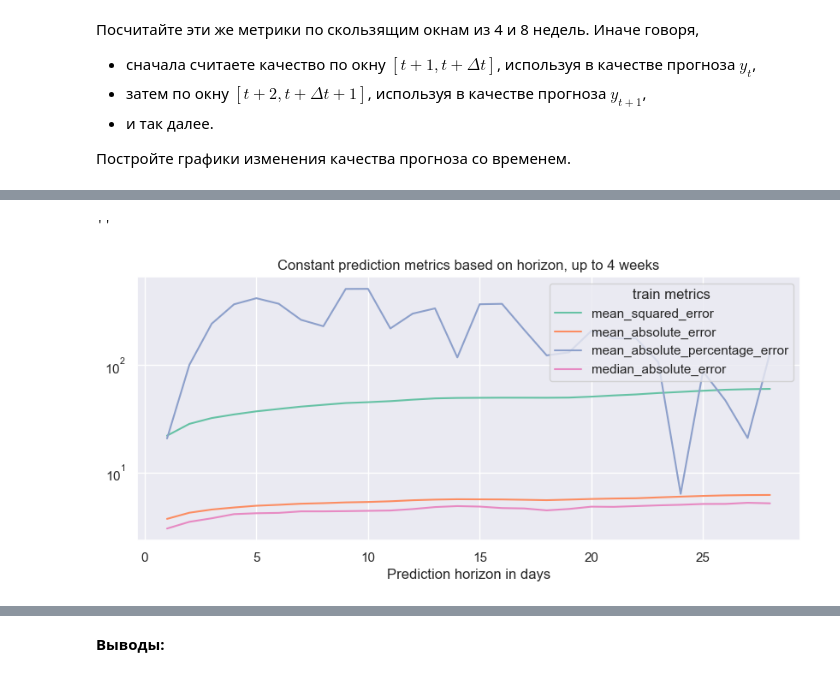
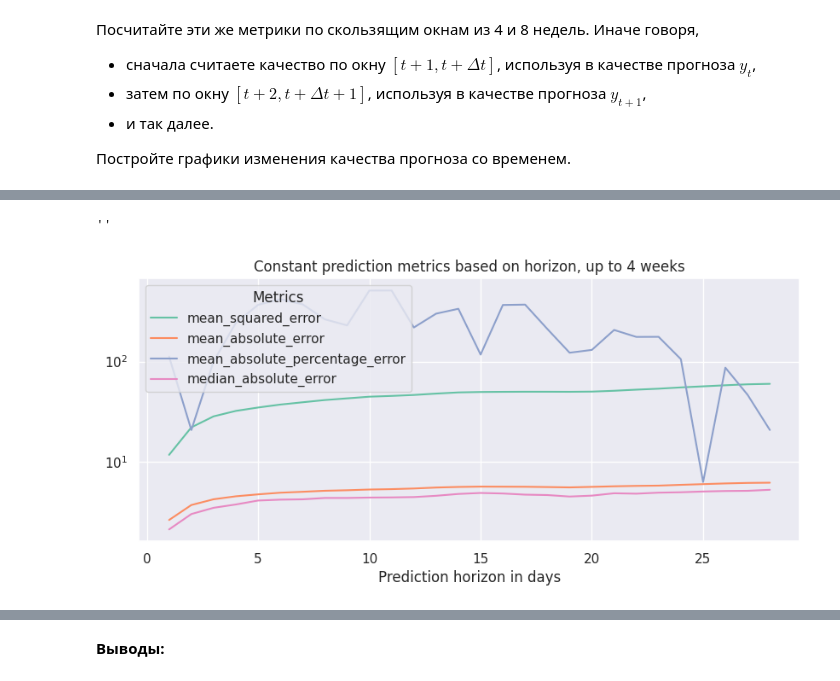
Before and after one commit to dkoshman/YSDA, a Jupyter notebook: machine_learning/lab_forecasting_2.ipynb, the cells around one changed output, grey strips where cells are left out. Drawn from its saved outputs; the diff is of its cells as text; code cells hidden in the pictures.

```diff
--- a/machine_learning/lab_forecasting_2.ipynb
+++ b/machine_learning/lab_forecasting_2.ipynb
@@ -368,7 +407,7 @@ visualize_time_series_separately(DATA.train_df)
 # %% [markdown]
 Ограничим скорость ветра максимальной:
 # %%
-DATA.train_df["wv"] = DATA.train_df[["wv", "max. wv"]].min(axis="columns")
+DATA.df["wv"] = DATA.df[["wv", "max. wv"]].min(axis="columns")
 # %% [output]
 [interactive output not drawn]
 # %% [markdown]
@@ -449,11 +492,7 @@ def median_absolute_error(expected: np.array, predicted: np.array) -> float:
     return np.median(np.abs(expected - predicted))
 
 
-def compute_metrics(predicted: pd.Series, split="train") -> dict[str, float]:
-    expected = DATA.train_target if split == "train" else DATA.test_target
-    index = expected.index.intersection(predicted.index)
-    expected = expected.loc[index].values
-    predicted = predicted.loc[index].values
+def compute_metrics(expected: np.array, predicted: np.array) -> dict[str, float]:
     return dict(
         mean_squared_error=mean_squared_error(expected, predicted),
         mean_absolute_error=mean_absolute_error(expected, predicted),
@@ -462,10 +501,14 @@ def compute_metrics(predicted: pd.Series, split="train") -> dict[str, float]:
         ),
         median_absolute_error=median_absolute_error(expected, predicted),
     )
+
+
+def compute_metrics_from_series(predicted: pd.Series) -> dict[str, float]:
+    index = predicted.index.intersection(DATA.target.index)
+    predicted = predicted.loc[index].values
+    expected = DATA.target.loc[index].values
+    return compute_metrics(expected, predicted)
 # %% [output]
 [interactive output not drawn]
 # %% [markdown]
 По всем данным посчитайте метрики качества baseline-решения &mdash; прогноз константой (т.е. прогноз последним доступным значением самой прогнозируемой величины), для горизонтов прогнозирования 1, 2, 3.
-# %%
-def get_constant_prediction(df, target_index: pd.DatetimeIndex) -> pd.Series:
-    return pd.Series(index=target_index, data=df["T"].values)
@@ -474,17 +515,26 @@ def get_constant_prediction(df, target_index: pd.DatetimeIndex) -> pd.Series:
 # %%
+def get_constant_prediction(
+    index: pd.DatetimeIndex, prediction_horizon: int
+) -> pd.Series:
+    prediction = DATA.df["T"].loc[index]
+    prediction = prediction.fillna(method="ffill")
+    prediction = prediction.shift(freq=pd.Timedelta(days=prediction_horizon - 1))
+    return prediction
+
+
 def build_constant_prediction_metrics_dataframe(
-    prediction_horizon_range, split="train"
+    prediction_horizon_range, index: pd.DatetimeIndex
 ) -> pd.DataFrame:
-    df = DATA.train_df if split == "train" else DATA.test_df
     metrics = []
     for prediction_horizon in prediction_horizon_range:
-        prediction_index = df.index + pd.Timedelta(days=prediction_horizon)
-        prediction = get_constant_prediction(df, prediction_index)
-        metrics.append(compute_metrics(prediction, split=split))
+        prediction = get_constant_prediction(
+            index, prediction_horizon=prediction_horizon
+        )
+        metrics.append(compute_metrics_from_series(prediction))
 
-    return pd.DataFrame(
-        {i: m for i, m in zip(prediction_horizon_range, metrics)}
-    ).rename_axis(index=f"{split} metrics", columns="Prediction horizon in days")
+    df = pd.DataFrame({i: m for i, m in zip(prediction_horizon_range, metrics)})
+    df = df.rename_axis(index=f"Metrics", columns="Prediction horizon in days")
+    return df
 # %% [output]
 [interactive output not drawn]
 # %%
@@ -506,13 +571,13 @@ build_constant_prediction_metrics_dataframe(prediction_horizon_range=[1, 2, 3]).
 # %%
 build_constant_prediction_metrics_dataframe(
-    prediction_horizon_range=range(1, 4 * 7 + 1)
+    prediction_horizon_range=range(1, 4 * 7 + 1), index=DATA.train_index
 ).T.plot(
     logy=True,
     figsize=(10, 4),
     title="Constant prediction metrics based on horizon, up to 4 weeks",
 )
 ;
 # %% [output]
 ''
-[figure, old version]
+[figure, new version]
 [interactive output not drawn]
```
Also changed, not shown: parts of 86 cells of this notebook, 5 other files.
